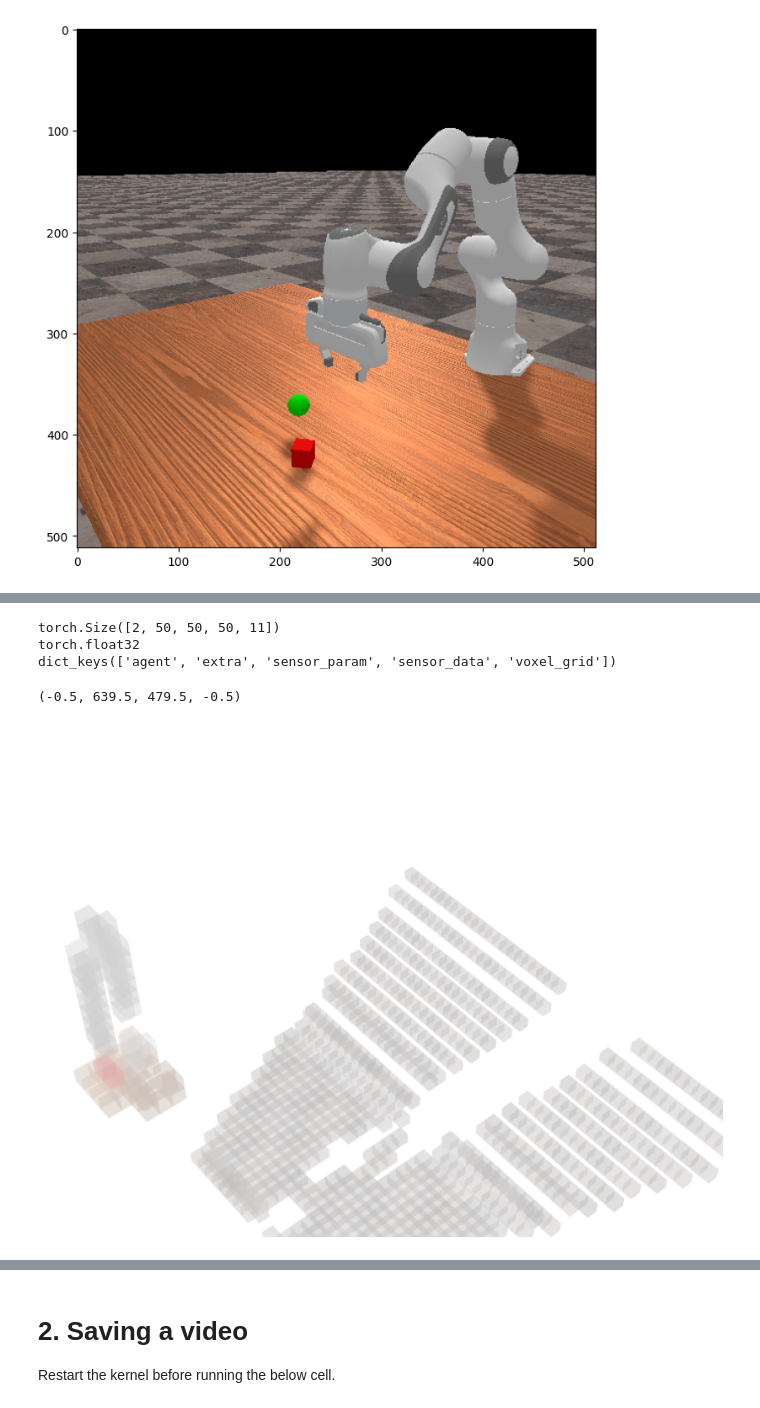
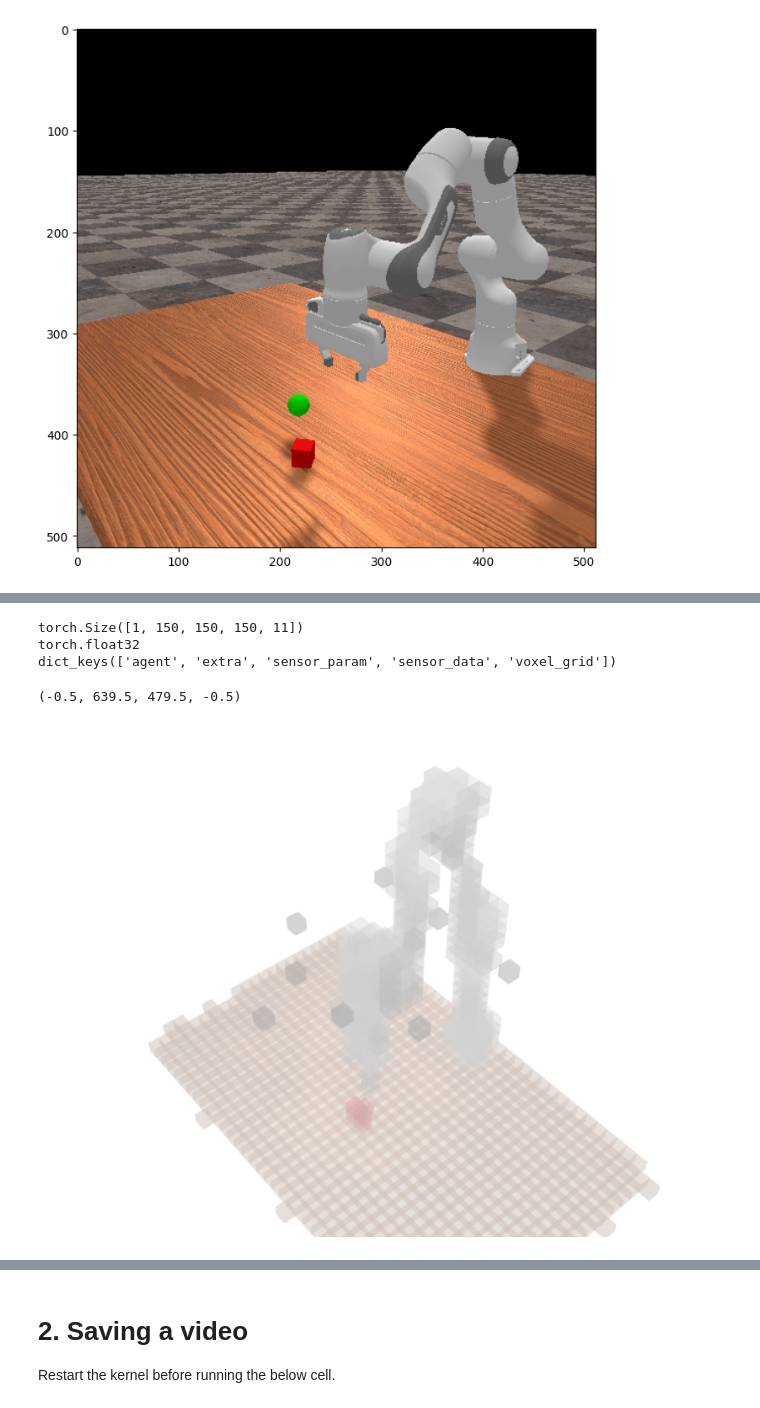
Before and after one commit to astonastonaston/ManiSkill, a Jupyter notebook: mstest.ipynb, the cells around one changed output, grey strips where cells are left out. Cells and saved outputs as stored; diff of their text form; code cells hidden in the pictures.

Commit message:
added voxel visualizations and docs a bit. Not debugging the demo_voxel script yet

```diff
--- a/mstest.ipynb
+++ b/mstest.ipynb
@@ -10,7 +22,9 @@ import torch
 
 env_id = "PickCube-v1"
 obs_mode = "voxel"
-obs_mode_config = {"coord_bounds": [-13, -10, -1, 1, 10, 1], "voxel_size": 50,
+# obs_mode_config = {"coord_bounds": [-8, -6, -1, 1, 6, 1], "voxel_size": 150,
+obs_mode_config = {"coord_bounds": [-7, -5, -0.5, 1, 5, 3], "voxel_size": 150,
+# obs_mode_config = {"coord_bounds": [-7, -5, -1, 1, 5, 4], "voxel_size": 150,
                    "device": torch.device("cuda" if torch.cuda.is_available() else "cpu"),
                    "segmentation": True}
 print(type(obs_mode_config["segmentation"]))
@@ -19,7 +33,7 @@ reward_mode = "dense"
 robot_uids = "panda"
 # create an environment with our configs and then reset to a clean state
 env = gym.make(env_id,
-               num_envs=2,
+               num_envs=1,
                obs_mode=obs_mode,
                reward_mode=reward_mode,
                control_mode=control_mode,
@@ -254,26 +272,26 @@ def visualise_voxel(voxel_grid: np.ndarray,
 # %%
 # visualize the original voxel grid
 voxel_grid = obs["voxel_grid"]
 print(voxel_grid.shape)
 print(voxel_grid.dtype)
 print(obs.keys())
 vis_voxel_grid = voxel_grid.permute(0, 4, 1, 2, 3).detach().cpu().numpy()
 rotation_amount = 50
 rendered_img = visualise_voxel(vis_voxel_grid[0],
                                None,
                                None,
                                voxel_size=0.01,
-                               zoom_factor=2,
+                               zoom_factor=1.5,
                                rotation_amount=np.deg2rad(rotation_amount))
 fig = plt.figure(figsize=(15, 15))
 plt.imshow(rendered_img)
 plt.axis('off')
 # %% [output]
-torch.Size([2, 50, 50, 50, 11])
+torch.Size([1, 150, 150, 150, 11])
 torch.float32
 dict_keys(['agent', 'extra', 'sensor_param', 'sensor_data', 'voxel_grid'])
 (-0.5, 639.5, 479.5, -0.5)
-[figure, old version]
+[figure, new version]
 # %%
 # visualize the filtered voxel grid (applicable only if segmentation=True)
 flood_id = 17
```
Also changed, not shown: parts of 7 cells of this notebook, 15 other files.
